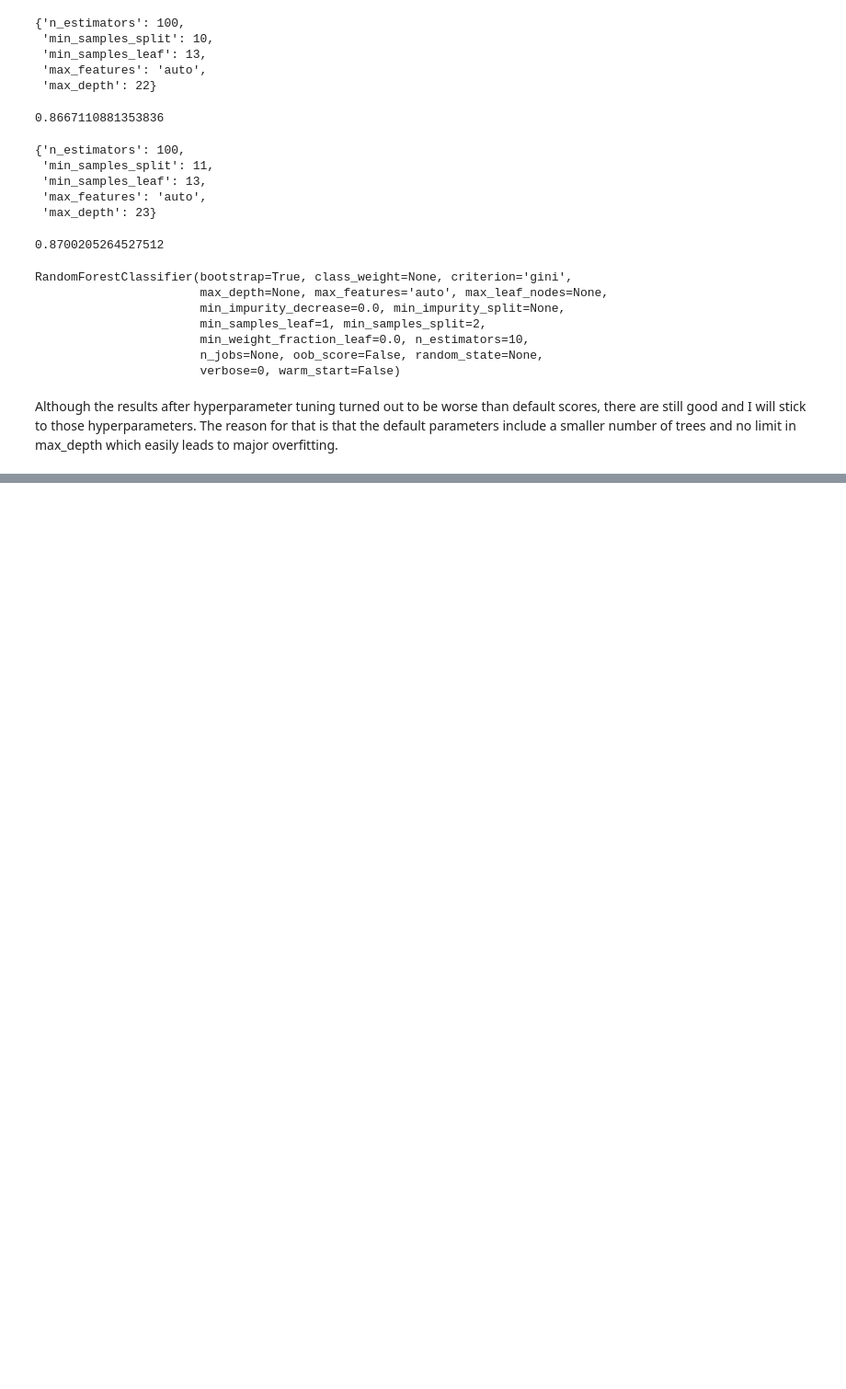
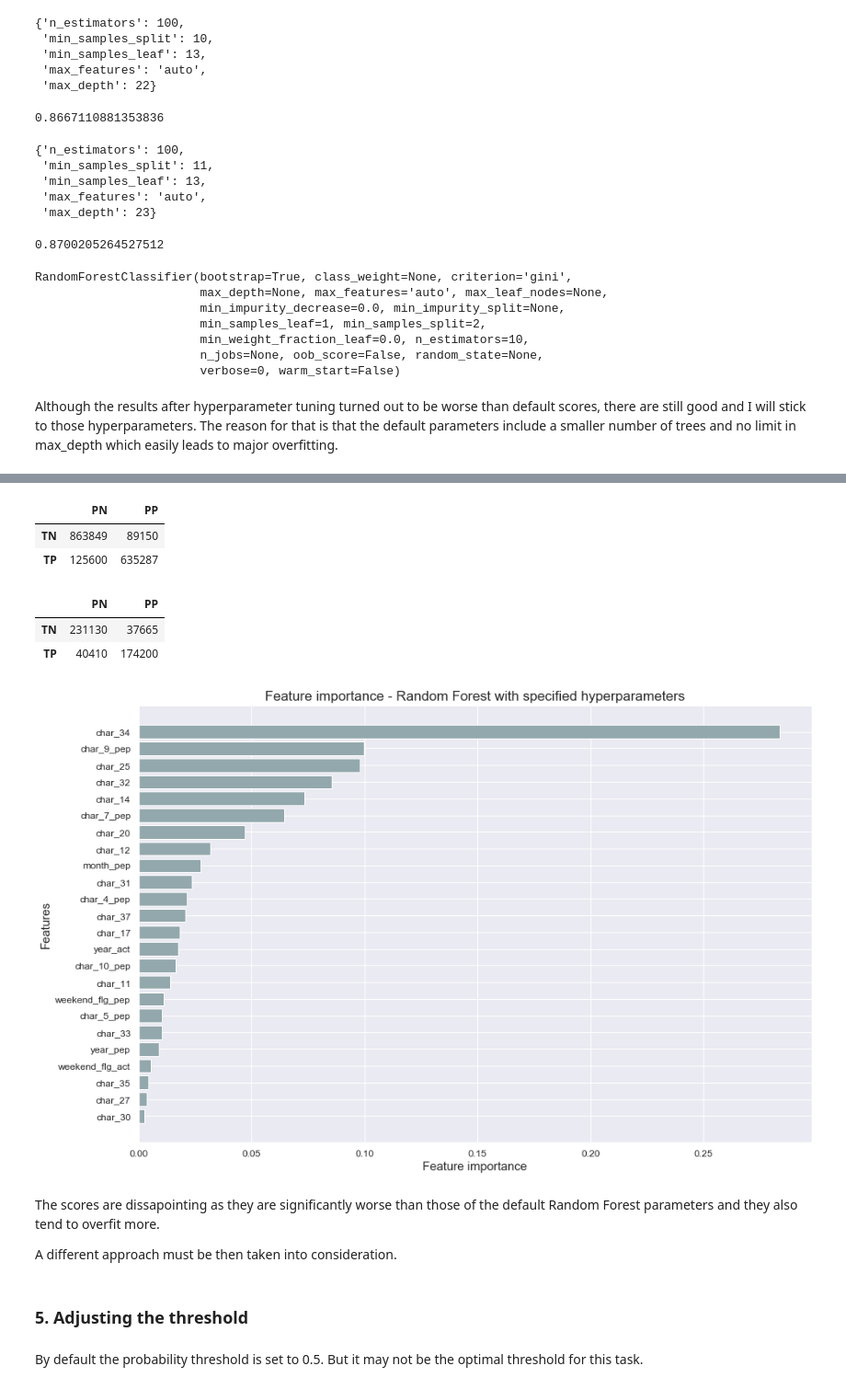
Before and after one commit to joanlenczuk/red_hat_project, a Jupyter notebook: modeling_red_hat.ipynb, the cells around one changed output, grey strips where cells are left out. Shown at 92% size. Saved outputs shown, nothing was run; the diff lists cells and outputs as text; code cells hidden in the pictures; blank space fills up the shorter version.

```diff
--- a/modeling_red_hat.ipynb
+++ b/modeling_red_hat.ipynb
@@ -448,0 +447,2 @@ Although the results after hyperparameter tuning turned out to be worse than def
+# %%
+rf_final = RandomForestClassifier(**best_params, random_state = random_seed)
@@ -448,0 +459,2 @@ Although the results after hyperparameter tuning turned out to be worse than def
+# %%
+rf_final.fit(X_train, y_train)
@@ -448,0 +496,24 @@ Although the results after hyperparameter tuning turned out to be worse than def
+# %%
+cm_train
+# %% [output]
+|  | PN | PP |
+| TN | 863849 | 89150 |
+| TP | 125600 | 635287 |
+# %%
+cm_test
+# %% [output]
+|  | PN | PP |
+| TN | 231130 | 37665 |
+| TP | 40410 | 174200 |
+# %%
+plot_feature_importance(xg, "Random Forest", X_train, random_seed, "specified")
+# %% [output]
+[figure, added]
+# %% [markdown]
+The scores are dissapointing as they are significantly worse than those of the default Random Forest parameters and they also tend to overfit more.
+
+A different approach must be then taken into consideration.
+# %% [markdown]
+### 5. Adjusting the threshold
+# %% [markdown]
+By default the probability threshold is set to 0.5. But it may not be the optimal threshold for this task.
```
Also changed, not shown: parts of 24 cells of this notebook, 5 other files.
